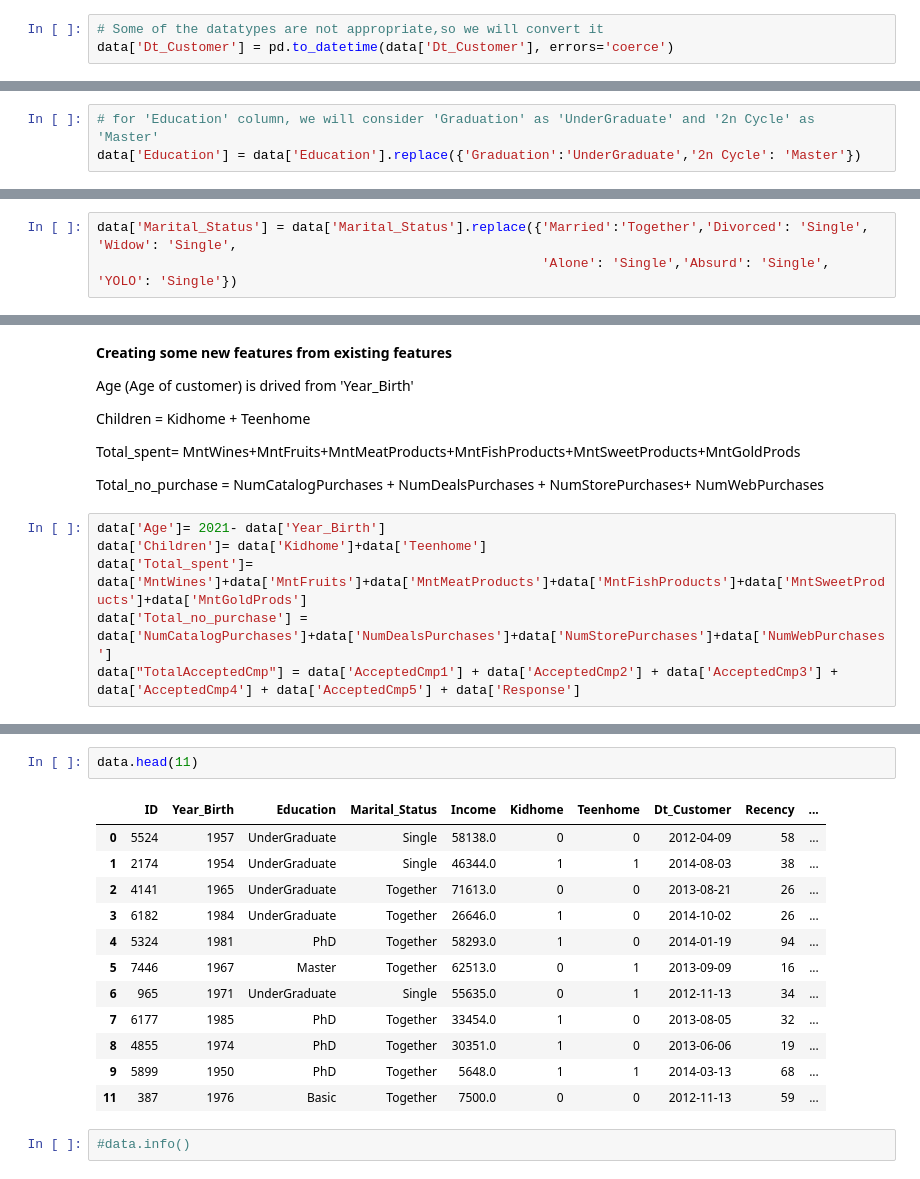
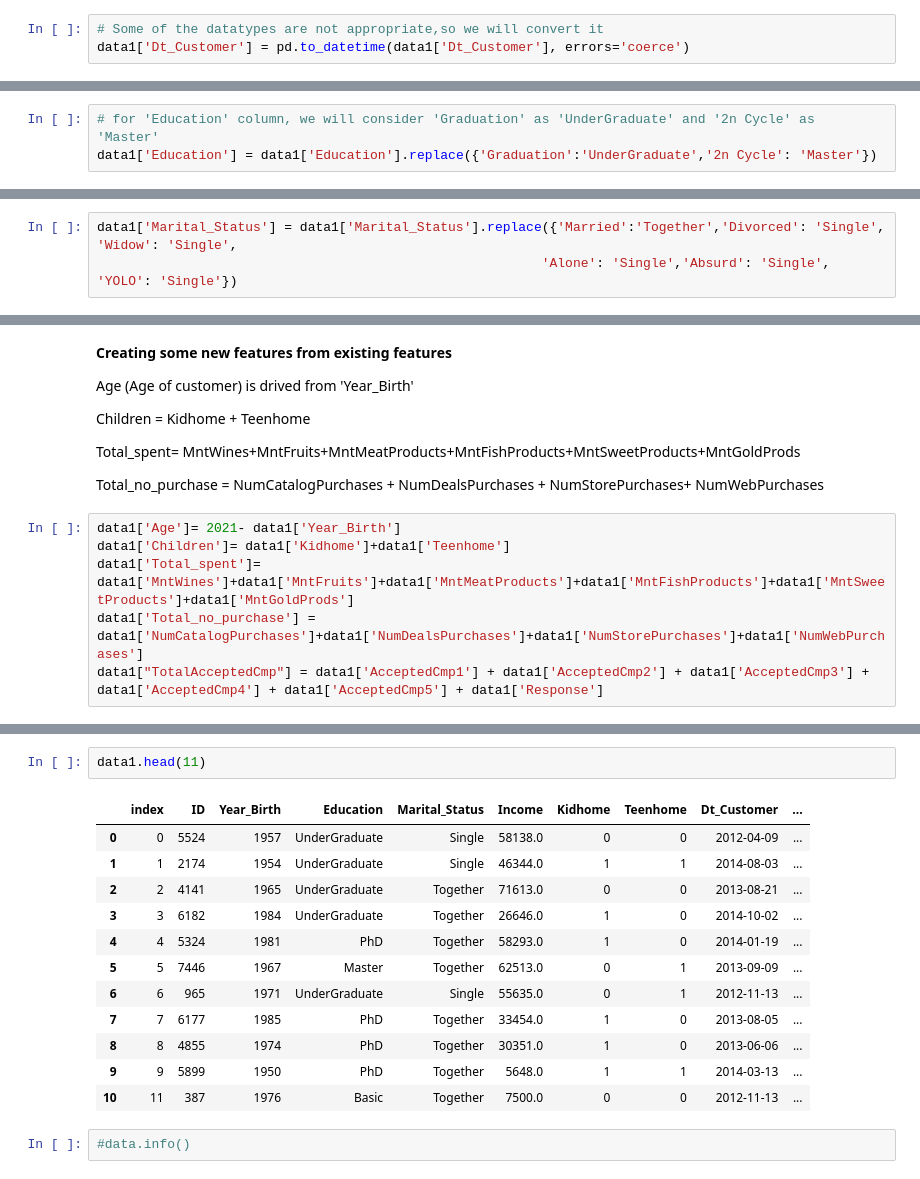
Before and after one commit to RiteshopShrivastava/Customer_Behavior_Analysis, a Jupyter notebook: Customer_Behaviour_Analysis.ipynb, the cells around one changed output, grey strips where cells are left out. Cells and saved outputs as stored; diff of their text form.

```diff
--- a/Customer_Behaviour_Analysis.ipynb
+++ b/Customer_Behaviour_Analysis.ipynb
@@ -211,4 +229,4 @@ There are no duplicate records
 **Changing Datatypes**
 # %%
 # Some of the datatypes are not appropriate,so we will convert it
-data['Dt_Customer'] = pd.to_datetime(data['Dt_Customer'], errors='coerce')
+data1['Dt_Customer'] = pd.to_datetime(data1['Dt_Customer'], errors='coerce')
@@ -268,4 +281,4 @@ Name: Marital_Status, dtype: int64
 **For 'Education', we will consider 'Graduation' as 'UnderGraduate' and '2n Cycle' as  'Master'**
 # %%
 # for 'Education' column, we will consider 'Graduation' as 'UnderGraduate' and '2n Cycle' as  'Master'
-data['Education'] = data['Education'].replace({'Graduation':'UnderGraduate','2n Cycle': 'Master'})
+data1['Education'] = data1['Education'].replace({'Graduation':'UnderGraduate','2n Cycle': 'Master'})
@@ -285,5 +293,5 @@ Name: Education, dtype: int64
 # %% [markdown]
 **Similarly for 'Marital_Status', 'Married' can be termed as 'Together' and 'Divorced', 'Widow', 'Alone', 'Absurd', 'YOLO' as 'Single**
 # %%
-data['Marital_Status'] = data['Marital_Status'].replace({'Married':'Together','Divorced': 'Single', 'Widow': 'Single',
+data1['Marital_Status'] = data1['Marital_Status'].replace({'Married':'Together','Divorced': 'Single', 'Widow': 'Single',
                                                          'Alone': 'Single','Absurd': 'Single', 'YOLO': 'Single'})
@@ -311,8 +314,8 @@ Total_spent= MntWines+MntFruits+MntMeatProducts+MntFishProducts+MntSweetProducts
 
 Total_no_purchase = NumCatalogPurchases + NumDealsPurchases + NumStorePurchases+ NumWebPurchases
 # %%
-data['Age']= 2021- data['Year_Birth']
-data['Children']= data['Kidhome']+data['Teenhome']
-data['Total_spent']= data['MntWines']+data['MntFruits']+data['MntMeatProducts']+data['MntFishProducts']+data['MntSweetProducts']+data['MntGoldProds']
-data['Total_no_purchase'] = data['NumCatalogPurchases']+data['NumDealsPurchases']+data['NumStorePurchases']+data['NumWebPurchases']
-data["TotalAcceptedCmp"] = data['AcceptedCmp1'] + data['AcceptedCmp2'] + data['AcceptedCmp3'] + data['AcceptedCmp4'] + data['AcceptedCmp5'] + data['Response']
+data1['Age']= 2021- data1['Year_Birth']
+data1['Children']= data1['Kidhome']+data1['Teenhome']
+data1['Total_spent']= data1['MntWines']+data1['MntFruits']+data1['MntMeatProducts']+data1['MntFishProducts']+data1['MntSweetProducts']+data1['MntGoldProds']
+data1['Total_no_purchase'] = data1['NumCatalogPurchases']+data1['NumDealsPurchases']+data1['NumStorePurchases']+data1['NumWebPurchases']
+data1["TotalAcceptedCmp"] = data1['AcceptedCmp1'] + data1['AcceptedCmp2'] + data1['AcceptedCmp3'] + data1['AcceptedCmp4'] + data1['AcceptedCmp5'] + data1['Response']
@@ -337,18 +322,18 @@ See the caveats in the documentation: https://pandas.pydata.org/pandas-docs/stab
 # %%
-data.head(11)
+data1.head(11)
 # %% [output]
-|  | ID | Year_Birth | Education | Marital_Status | Income | Kidhome | Teenhome | Dt_Customer | Recency | ... |
-| 0 | 5524 | 1957 | UnderGraduate | Single | 58138.0 | 0 | 0 | 2012-04-09 | 58 | ... |
-| 1 | 2174 | 1954 | UnderGraduate | Single | 46344.0 | 1 | 1 | 2014-08-03 | 38 | ... |
-| 2 | 4141 | 1965 | UnderGraduate | Together | 71613.0 | 0 | 0 | 2013-08-21 | 26 | ... |
-| 3 | 6182 | 1984 | UnderGraduate | Together | 26646.0 | 1 | 0 | 2014-10-02 | 26 | ... |
-| 4 | 5324 | 1981 | PhD | Together | 58293.0 | 1 | 0 | 2014-01-19 | 94 | ... |
-| 5 | 7446 | 1967 | Master | Together | 62513.0 | 0 | 1 | 2013-09-09 | 16 | ... |
-| 6 | 965 | 1971 | UnderGraduate | Single | 55635.0 | 0 | 1 | 2012-11-13 | 34 | ... |
-| 7 | 6177 | 1985 | PhD | Together | 33454.0 | 1 | 0 | 2013-08-05 | 32 | ... |
-| 8 | 4855 | 1974 | PhD | Together | 30351.0 | 1 | 0 | 2013-06-06 | 19 | ... |
-| 9 | 5899 | 1950 | PhD | Together | 5648.0 | 1 | 1 | 2014-03-13 | 68 | ... |
-| 11 | 387 | 1976 | Basic | Together | 7500.0 | 0 | 0 | 2012-11-13 | 59 | ... |
+|  | index | ID | Year_Birth | Education | Marital_Status | Income | Kidhome | Teenhome | Dt_Customer | ... |
+| 0 | 0 | 5524 | 1957 | UnderGraduate | Single | 58138.0 | 0 | 0 | 2012-04-09 | ... |
+| 1 | 1 | 2174 | 1954 | UnderGraduate | Single | 46344.0 | 1 | 1 | 2014-08-03 | ... |
+| 2 | 2 | 4141 | 1965 | UnderGraduate | Together | 71613.0 | 0 | 0 | 2013-08-21 | ... |
+| 3 | 3 | 6182 | 1984 | UnderGraduate | Together | 26646.0 | 1 | 0 | 2014-10-02 | ... |
+| 4 | 4 | 5324 | 1981 | PhD | Together | 58293.0 | 1 | 0 | 2014-01-19 | ... |
+| 5 | 5 | 7446 | 1967 | Master | Together | 62513.0 | 0 | 1 | 2013-09-09 | ... |
+| 6 | 6 | 965 | 1971 | UnderGraduate | Single | 55635.0 | 0 | 1 | 2012-11-13 | ... |
+| 7 | 7 | 6177 | 1985 | PhD | Together | 33454.0 | 1 | 0 | 2013-08-05 | ... |
+| 8 | 8 | 4855 | 1974 | PhD | Together | 30351.0 | 1 | 0 | 2013-06-06 | ... |
+| 9 | 9 | 5899 | 1950 | PhD | Together | 5648.0 | 1 | 1 | 2014-03-13 | ... |
+| 10 | 11 | 387 | 1976 | Basic | Together | 7500.0 | 0 | 0 | 2012-11-13 | ... |
 # %%
 #data.info()
 # %% [markdown]
```
Also changed, not shown: parts of 63 cells of this notebook.
